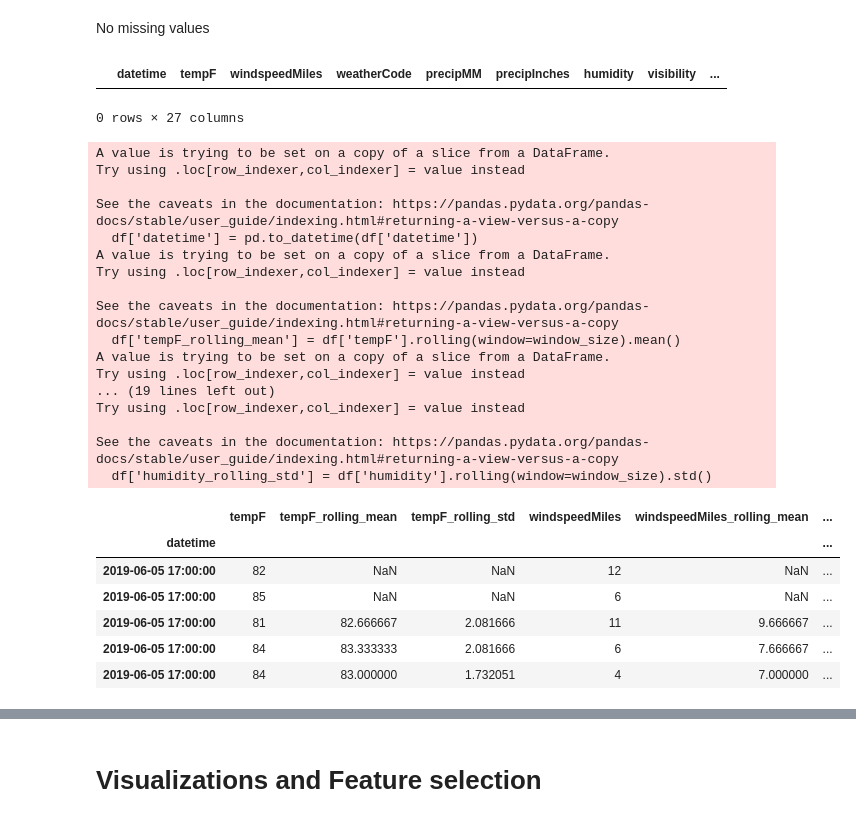
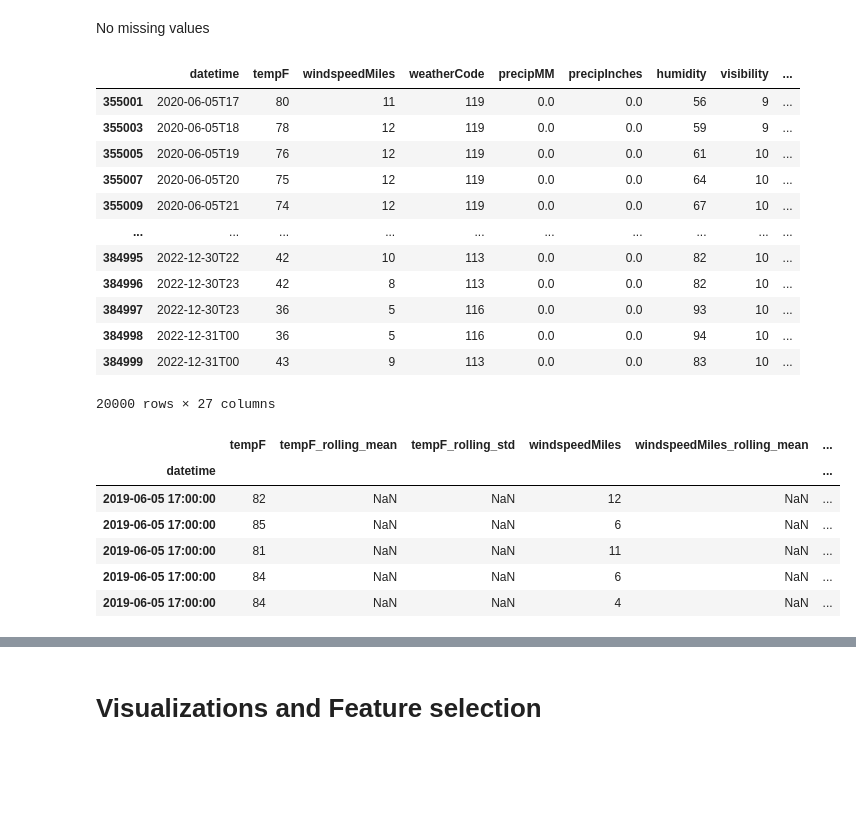
Before and after one commit to MLOPS-IE7374-Fall2024-G9/mlops-project, a Jupyter notebook: experiments/data_exp.ipynb, the cells around one changed output, grey strips where cells are left out. Cells and saved outputs as stored; diff of their text form; code cells hidden in the pictures; blank space fills up the shorter version.

```diff
--- a/experiments/data_exp.ipynb
+++ b/experiments/data_exp.ipynb
@@ -37,7 +41,7 @@ min(df_all['datetime'])
 # %% [markdown]
 So data is existing from June 5th,2019 (5:00pm) to Dec 31st,2023 (12:00 am)
 # %%
-df = df_all[df_all['datetime'] < '2020-12-31T23']
+df = df_all[df_all['datetime'] < '2022-12-31T23']
 # %%
 df.head()
 # %% [output]
@@ -154,55 +158,49 @@ No missing values
 df[df.duplicated()]
 # %% [output]
 |  | datetime | tempF | windspeedMiles | weatherCode | precipMM | precipInches | humidity | visibility | ... |
+| 355001 | 2020-06-05T17 | 80 | 11 | 119 | 0.0 | 0.0 | 56 | 9 | ... |
+| 355003 | 2020-06-05T18 | 78 | 12 | 119 | 0.0 | 0.0 | 59 | 9 | ... |
+| 355005 | 2020-06-05T19 | 76 | 12 | 119 | 0.0 | 0.0 | 61 | 10 | ... |
+| 355007 | 2020-06-05T20 | 75 | 12 | 119 | 0.0 | 0.0 | 64 | 10 | ... |
+| 355009 | 2020-06-05T21 | 74 | 12 | 119 | 0.0 | 0.0 | 67 | 10 | ... |
+| ... | ... | ... | ... | ... | ... | ... | ... | ... | ... |
+| 384995 | 2022-12-30T22 | 42 | 10 | 113 | 0.0 | 0.0 | 82 | 10 | ... |
+| 384996 | 2022-12-30T23 | 42 | 8 | 113 | 0.0 | 0.0 | 82 | 10 | ... |
+| 384997 | 2022-12-30T23 | 36 | 5 | 116 | 0.0 | 0.0 | 93 | 10 | ... |
+| 384998 | 2022-12-31T00 | 36 | 5 | 116 | 0.0 | 0.0 | 94 | 10 | ... |
+| 384999 | 2022-12-31T00 | 43 | 9 | 113 | 0.0 | 0.0 | 83 | 10 | ... |
-0 rows × 27 columns
+20000 rows × 27 columns
 # %%
 import pandas as pd
 
 # Assuming 'df' is your DataFrame with a datetime index
 # First, ensure the 'datetime' column is in datetime format and set it as the index
 df['datetime'] = pd.to_datetime(df['datetime'])
 df.set_index('datetime', inplace=True)
 
-# Define the rolling window size (e.g., 3 hours). Adjust it based on your frequency (if data is hourly, 3 hours is window=3)
-window_size = 3
+# Define the rolling window size (e.g., 6 hours). Adjust it based on your frequency (if data is hourly, 6 hours is window=6)
+window_size = 6
 
 # Compute rolling mean and standard deviation for 'tempF', 'windspeedMiles', and 'humidity'
 df['tempF_rolling_mean'] = df['tempF'].rolling(window=window_size).mean()
 df['tempF_rolling_std'] = df['tempF'].rolling(window=window_size).std()
 
 df['windspeedMiles_rolling_mean'] = df['windspeedMiles'].rolling(window=window_size).mean()
 df['windspeedMiles_rolling_std'] = df['windspeedMiles'].rolling(window=window_size).std()
 
 df['humidity_rolling_mean'] = df['humidity'].rolling(window=window_size).mean()
 df['humidity_rolling_std'] = df['humidity'].rolling(window=window_size).std()
 
 # Display the resulting DataFrame with the new rolling statistics columns
 (df[['tempF', 'tempF_rolling_mean', 'tempF_rolling_std', 'windspeedMiles', 'windspeedMiles_rolling_mean', 'windspeedMiles_rolling_std', 'humidity', 'humidity_rolling_mean', 'humidity_rolling_std']].head())
 # %% [output]
-A value is trying to be set on a copy of a slice from a DataFrame.
-Try using .loc[row_indexer,col_indexer] = value instead
-
-See the caveats in the documentation: https://pandas.pydata.org/pandas-docs/stable/user_guide/indexing.html#returning-a-view-versus-a-copy
-  df['datetime'] = pd.to_datetime(df['datetime'])
-A value is trying to be set on a copy of a slice from a DataFrame.
-Try using .loc[row_indexer,col_indexer] = value instead
-
-See the caveats in the documentation: https://pandas.pydata.org/pandas-docs/stable/user_guide/indexing.html#returning-a-view-versus-a-copy
-  df['tempF_rolling_mean'] = df['tempF'].rolling(window=window_size).mean()
-A value is trying to be set on a copy of a slice from a DataFrame.
-Try using .loc[row_indexer,col_indexer] = value instead
-... (19 lines left out)
-Try using .loc[row_indexer,col_indexer] = value instead
-
-See the caveats in the documentation: https://pandas.pydata.org/pandas-docs/stable/user_guide/indexing.html#returning-a-view-versus-a-copy
-  df['humidity_rolling_std'] = df['humidity'].rolling(window=window_size).std()
 |  | tempF | tempF_rolling_mean | tempF_rolling_std | windspeedMiles | windspeedMiles_rolling_mean | ... |
 | datetime |  |  |  |  |  | ... |
 | 2019-06-05 17:00:00 | 82 | NaN | NaN | 12 | NaN | ... |
 | 2019-06-05 17:00:00 | 85 | NaN | NaN | 6 | NaN | ... |
-| 2019-06-05 17:00:00 | 81 | 82.666667 | 2.081666 | 11 | 9.666667 | ... |
-| 2019-06-05 17:00:00 | 84 | 83.333333 | 2.081666 | 6 | 7.666667 | ... |
-| 2019-06-05 17:00:00 | 84 | 83.000000 | 1.732051 | 4 | 7.000000 | ... |
+| 2019-06-05 17:00:00 | 81 | NaN | NaN | 11 | NaN | ... |
+| 2019-06-05 17:00:00 | 84 | NaN | NaN | 6 | NaN | ... |
+| 2019-06-05 17:00:00 | 84 | NaN | NaN | 4 | NaN | ... |
 # %%
 import pandas as pd
 
```
Also changed, not shown: parts of 41 cells of this notebook.
